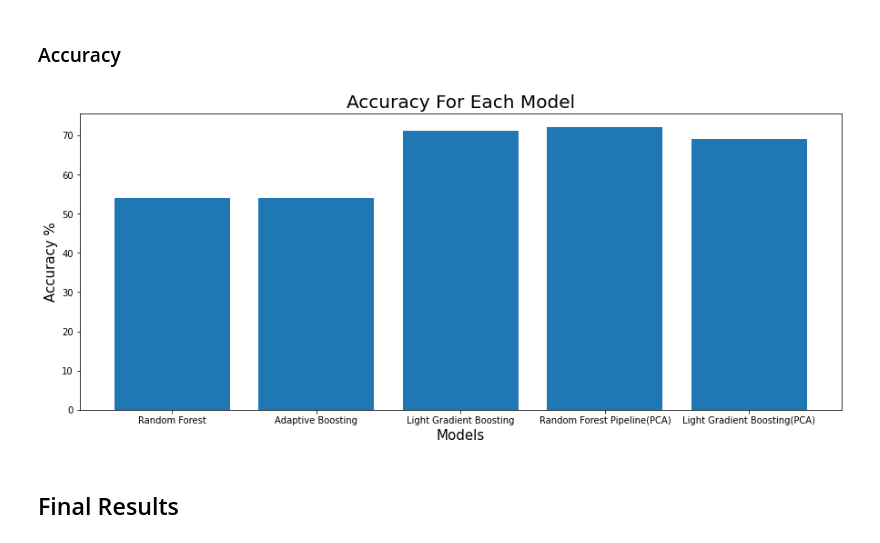
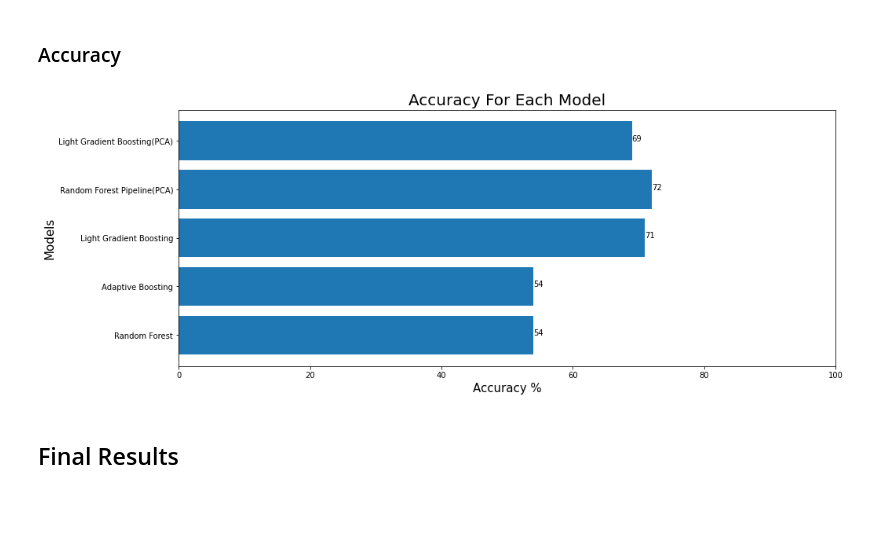
Before and after one commit to Savvy-Slowley/Pump-it-Up-Data-Mining-the-Water-Table-, a Jupyter notebook: Tanzania_Pump_Prediction_(Project).ipynb, the cells around one changed output. Drawn from its saved outputs; the diff is of its cells as text; code cells hidden in the pictures; blank space fills up the shorter version.

```diff
--- a/Tanzania_Pump_Prediction_(Project).ipynb
+++ b/Tanzania_Pump_Prediction_(Project).ipynb
@@ -690,16 +690,23 @@ This model is a little below average with a 69% overall accuracy.
 # %%
 plt.figure(figsize=(15,6))
 accuracy_name = ['Random Forest','Adaptive Boosting','Light Gradient Boosting','Random Forest Pipeline(PCA)','Light Gradient Boosting(PCA)']
 accuracy_num = [54,54,71,72,69]
 
-plt.bar(accuracy_x_axis , accuracy_num, label = 'Accuracy')
+accuracy_x_axis = np.arange(len(accuracy_name))
 
-plt.xticks(accuracy_x_axis, accuracy_name);
-plt.xlabel("Models", fontsize = 15);
-plt.ylabel("Accuracy %",fontsize = 15);
+plt.barh(accuracy_x_axis , accuracy_num, label = 'Accuracy')
+
+plt.yticks(accuracy_x_axis, accuracy_name)
+plt.ylabel("Models", fontsize = 15)
+plt.xlabel("Accuracy %",fontsize = 15)
 plt.title("Accuracy For Each Model", fontsize = 20);
+plt.xlim(right=100);
+
+for index, value in enumerate(accuracy_num):
+    plt.text(value, index,
+             str(value))
 # %% [output]
-[figure, old version]
+[figure, new version]
 # %% [markdown]
 ## Final Results
 # %% [markdown]
```
